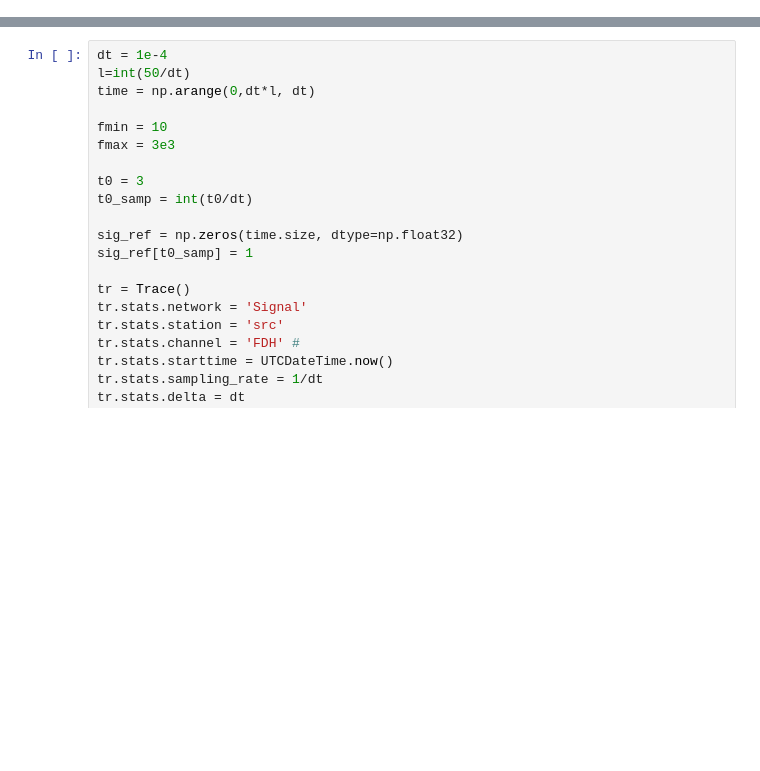
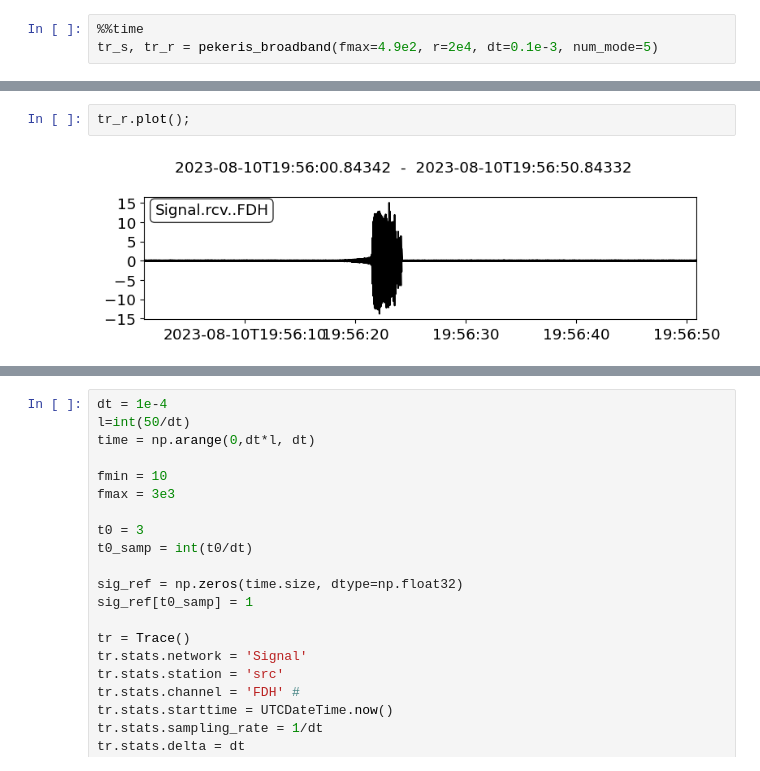
Before and after one commit to Gilaverbuch/pypekeris, a Jupyter notebook: Pekeris broadband (parallel) in progres....ipynb, the cells around one changed output, grey strips where cells are left out. Drawn from its saved outputs; the diff is of its cells as text; blank space fills up the shorter version.

```diff
--- a/Pekeris broadband (parallel) in progres....ipynb
+++ b/Pekeris broadband (parallel) in progres....ipynb
@@ -38,0 +33,3 @@ webbrowser.open(client_dask.dashboard_link, new=2)
+# %%
+%%time
+tr_s, tr_r = pekeris_broadband(fmax=4.9e2, r=2e4, dt=0.1e-3, num_mode=5)
@@ -38,0 +39,4 @@ webbrowser.open(client_dask.dashboard_link, new=2)
+# %%
+tr_r.plot();
+# %% [output]
+[figure, added]
```
Also changed, not shown: parts of 4 cells of this notebook, 3 other files.
